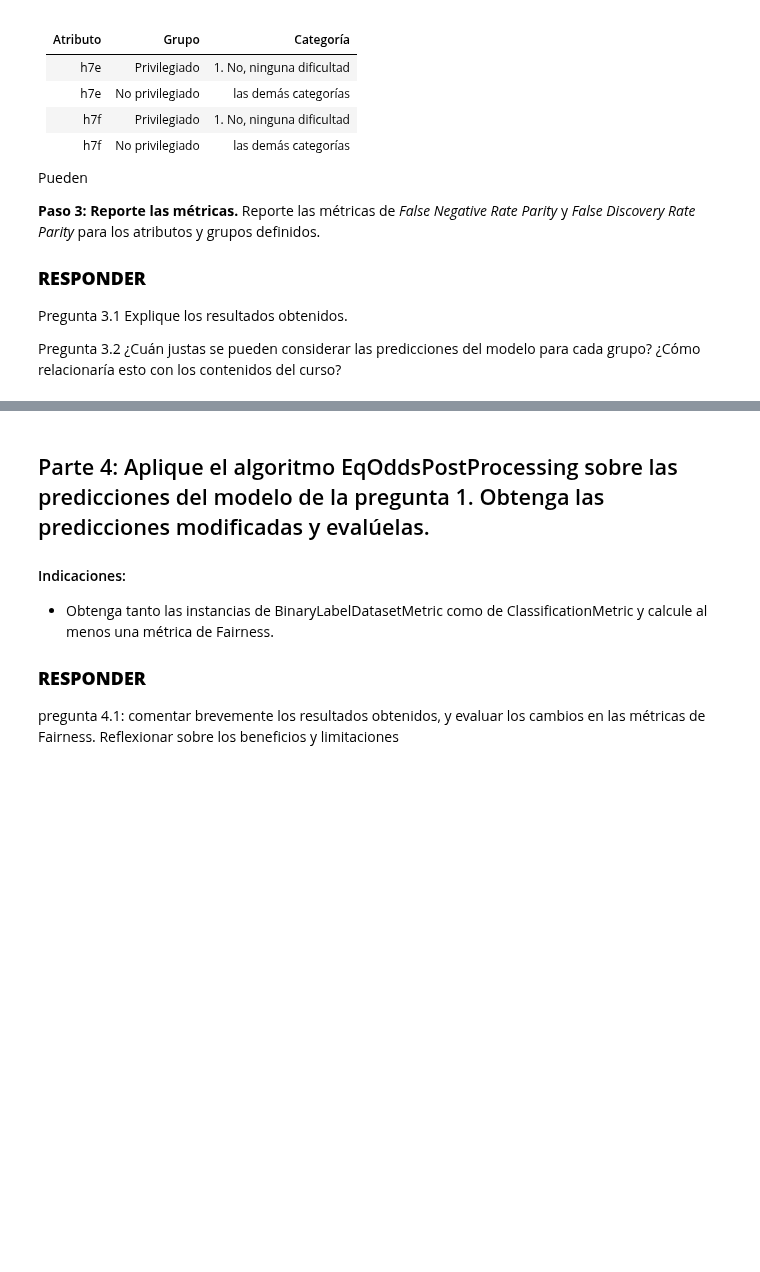
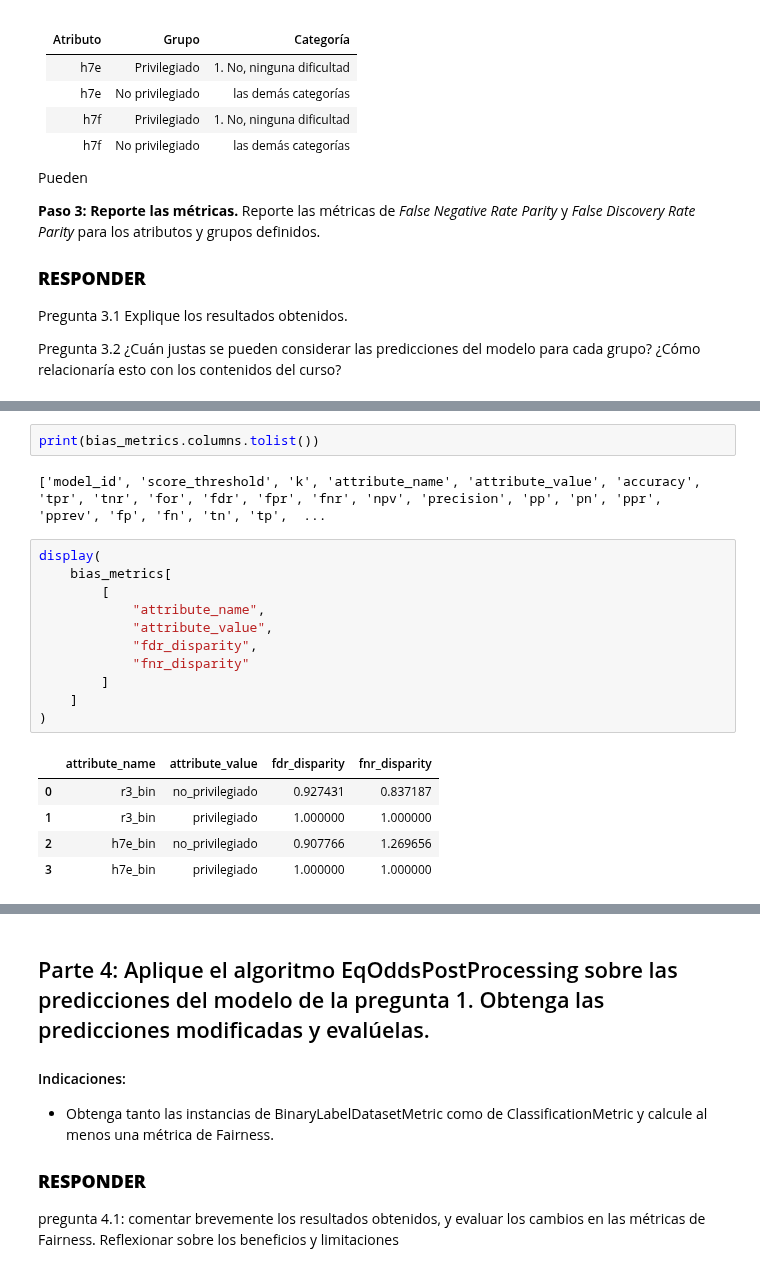
Before and after one commit to Mxrtmlk/Talleres-tica, a Jupyter notebook: TallerSumativo_2_Casen (1).ipynb, the cells around one changed output, grey strips where cells are left out. Cells and saved outputs as stored; diff of their text form; blank space fills up the shorter version.

```diff
--- a/TallerSumativo_2_Casen (1).ipynb
+++ b/TallerSumativo_2_Casen (1).ipynb
@@ -324,0 +423,21 @@ Pregunta 3.2 ¿Cuán justas se pueden considerar las predicciones del modelo par
+# %%
+print(bias_metrics.columns.tolist())
+# %% [output]
+['model_id', 'score_threshold', 'k', 'attribute_name', 'attribute_value', 'accuracy', 'tpr', 'tnr', 'for', 'fdr', 'fpr', 'fnr', 'npv', 'precision', 'pp', 'pn', 'ppr', 'pprev', 'fp', 'fn', 'tn', 'tp',  ...
+# %%
+display(
+    bias_metrics[
+        [
+            "attribute_name",
+            "attribute_value",
+            "fdr_disparity",
+            "fnr_disparity"
+        ]
+    ]
+)
+# %% [output]
+|  | attribute_name | attribute_value | fdr_disparity | fnr_disparity |
+| 0 | r3_bin | no_privilegiado | 0.927431 | 0.837187 |
+| 1 | r3_bin | privilegiado | 1.000000 | 1.000000 |
+| 2 | h7e_bin | no_privilegiado | 0.907766 | 1.269656 |
+| 3 | h7e_bin | privilegiado | 1.000000 | 1.000000 |
```
Also changed, not shown: parts of 12 cells of this notebook.
